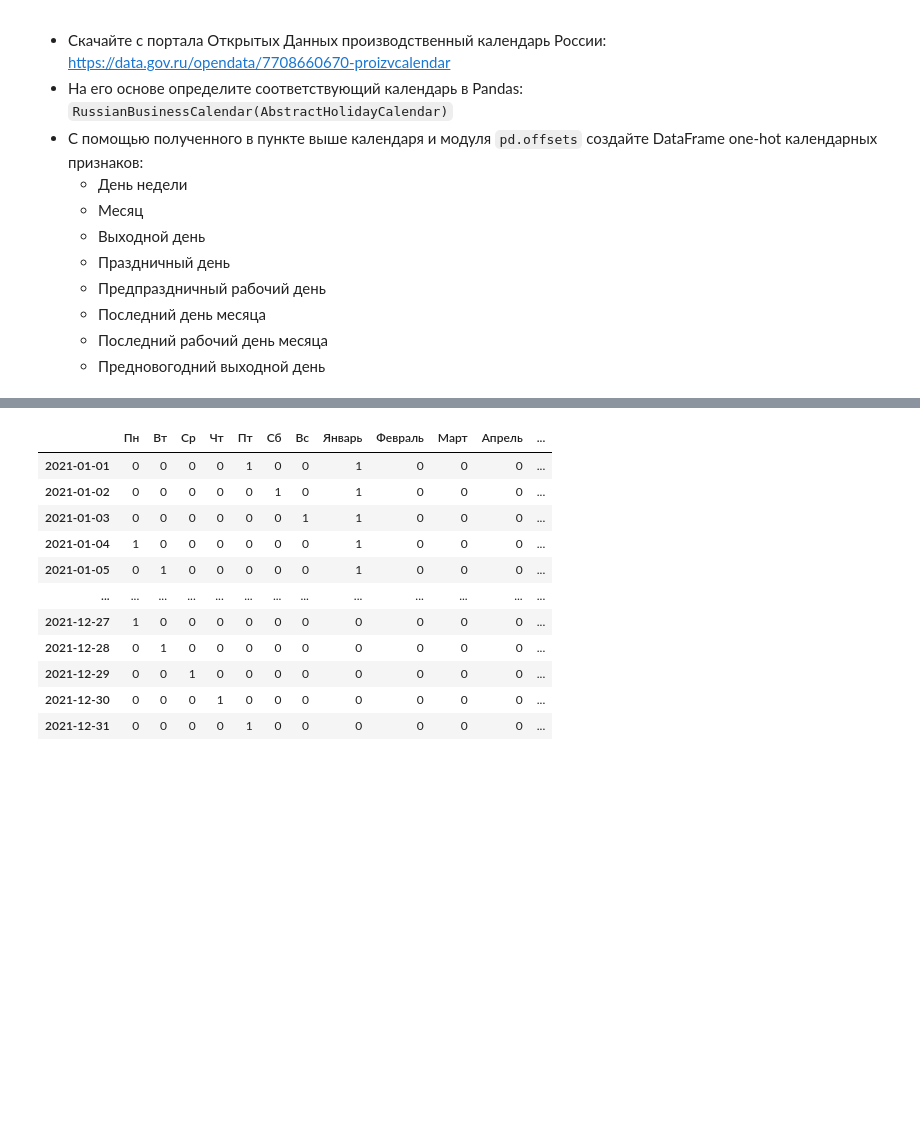
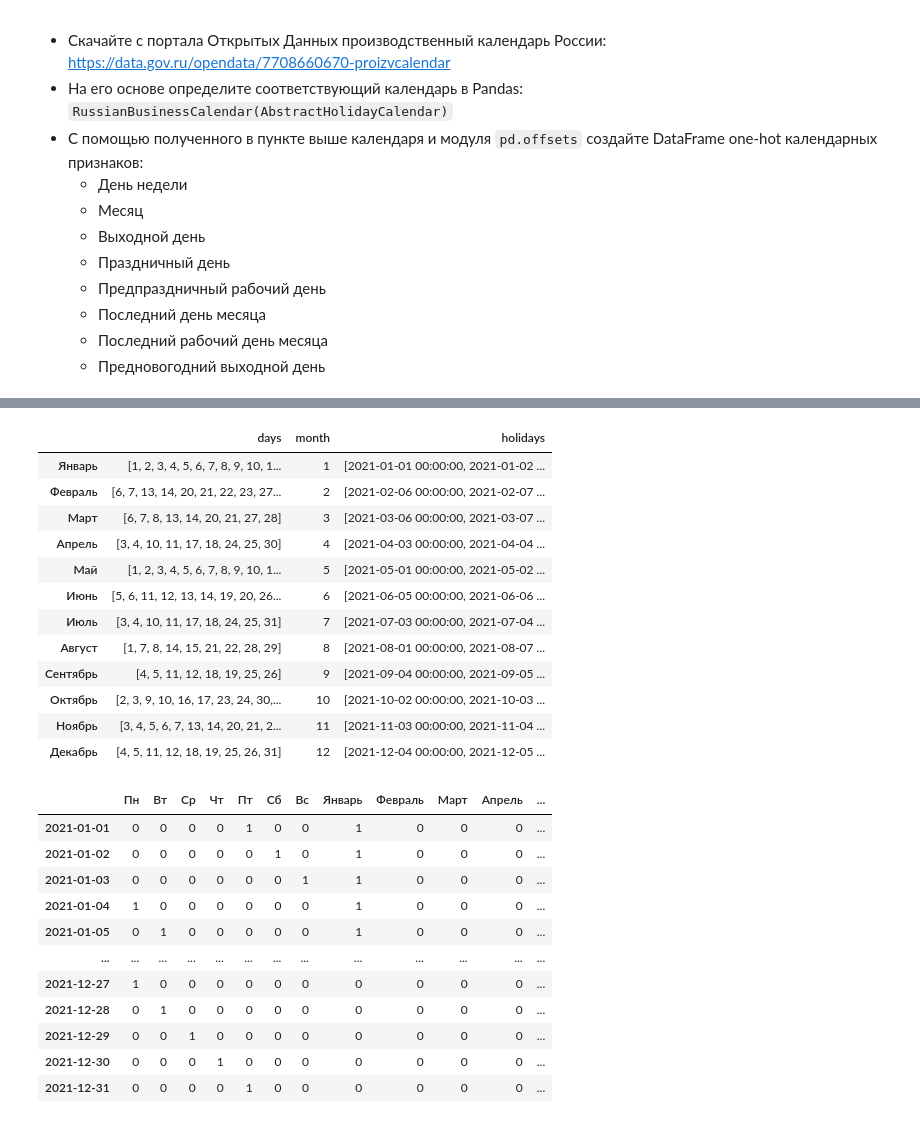
Before and after one commit to fish34/sberbank_data_analysis, a Jupyter notebook: HW 4/hw4_timeseries.ipynb, the cells around one changed output, grey strips where cells are left out. Drawn from its saved outputs; the diff is of its cells as text; code cells hidden in the pictures; blank space fills up the shorter version.

```diff
--- a/HW 4/hw4_timeseries.ipynb
+++ b/HW 4/hw4_timeseries.ipynb
@@ -45,7 +43,22 @@ holiday_df['days']=holiday_df['days'].str.replace('*','').str.split(',')
 # %%
 holiday_df['holidays']=holiday_df.apply(lambda row: [datetime.datetime(day=int(day),month=row.month,year=2021) for day in row.days],axis=1)
 holidays=[st for row in holiday_df['holidays'] for st in row]
 weekmask='Mon Tue Wed Thu Fri'
+holiday_df
+# %% [output]
+|  | days | month | holidays |
+| Январь | [1, 2, 3, 4, 5, 6, 7, 8, 9, 10, 1... | 1 | [2021-01-01 00:00:00, 2021-01-02 ... |
+| Февраль | [6, 7, 13, 14, 20, 21, 22, 23, 27... | 2 | [2021-02-06 00:00:00, 2021-02-07 ... |
+| Март | [6, 7, 8, 13, 14, 20, 21, 27, 28] | 3 | [2021-03-06 00:00:00, 2021-03-07 ... |
+| Апрель | [3, 4, 10, 11, 17, 18, 24, 25, 30] | 4 | [2021-04-03 00:00:00, 2021-04-04 ... |
+| Май | [1, 2, 3, 4, 5, 6, 7, 8, 9, 10, 1... | 5 | [2021-05-01 00:00:00, 2021-05-02 ... |
+| Июнь | [5, 6, 11, 12, 13, 14, 19, 20, 26... | 6 | [2021-06-05 00:00:00, 2021-06-06 ... |
+| Июль | [3, 4, 10, 11, 17, 18, 24, 25, 31] | 7 | [2021-07-03 00:00:00, 2021-07-04 ... |
+| Август | [1, 7, 8, 14, 15, 21, 22, 28, 29] | 8 | [2021-08-01 00:00:00, 2021-08-07 ... |
+| Сентябрь | [4, 5, 11, 12, 18, 19, 25, 26] | 9 | [2021-09-04 00:00:00, 2021-09-05 ... |
+| Октябрь | [2, 3, 9, 10, 16, 17, 23, 24, 30,... | 10 | [2021-10-02 00:00:00, 2021-10-03 ... |
+| Ноябрь | [3, 4, 5, 6, 7, 13, 14, 20, 21, 2... | 11 | [2021-11-03 00:00:00, 2021-11-04 ... |
+| Декабрь | [4, 5, 11, 12, 18, 19, 25, 26, 31] | 12 | [2021-12-04 00:00:00, 2021-12-05 ... |
 # %%
 # кастомизация календаря
 class RussianBusinessCalendar(AbstractHolidayCalendar):
```
Also changed, not shown: parts of 6 cells of this notebook.
